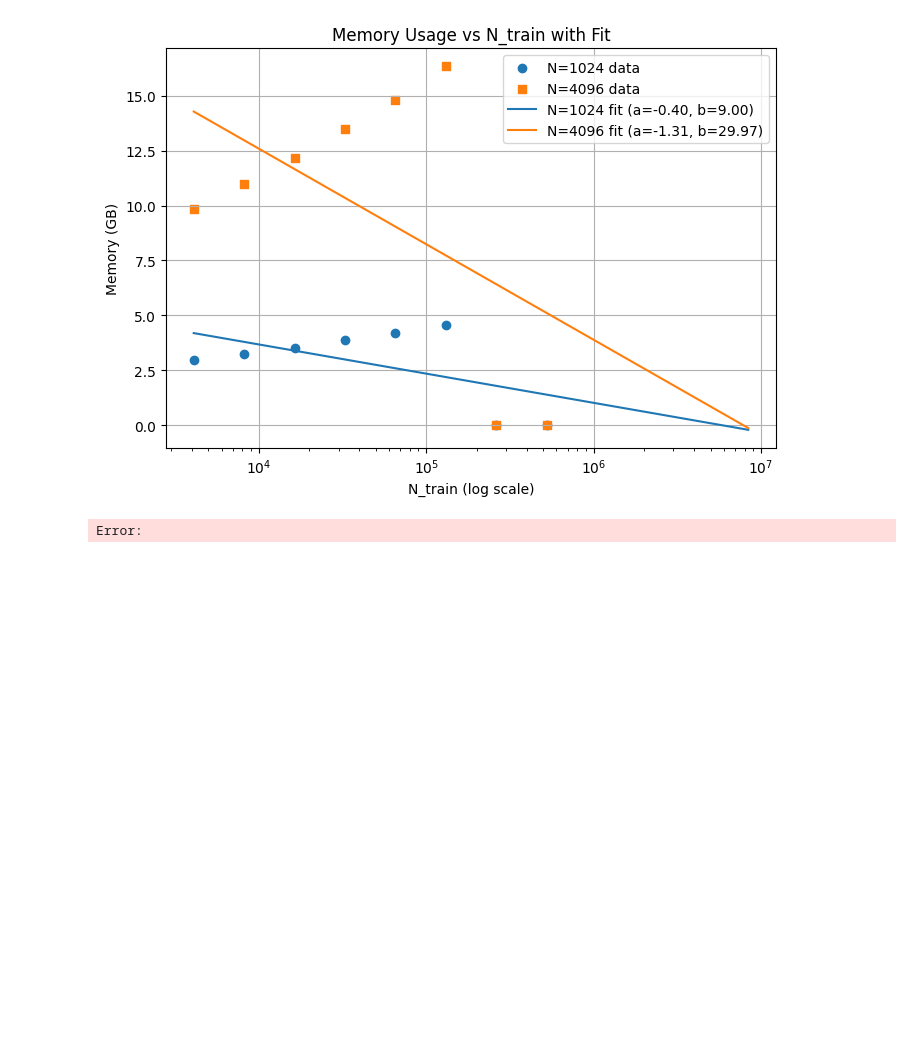
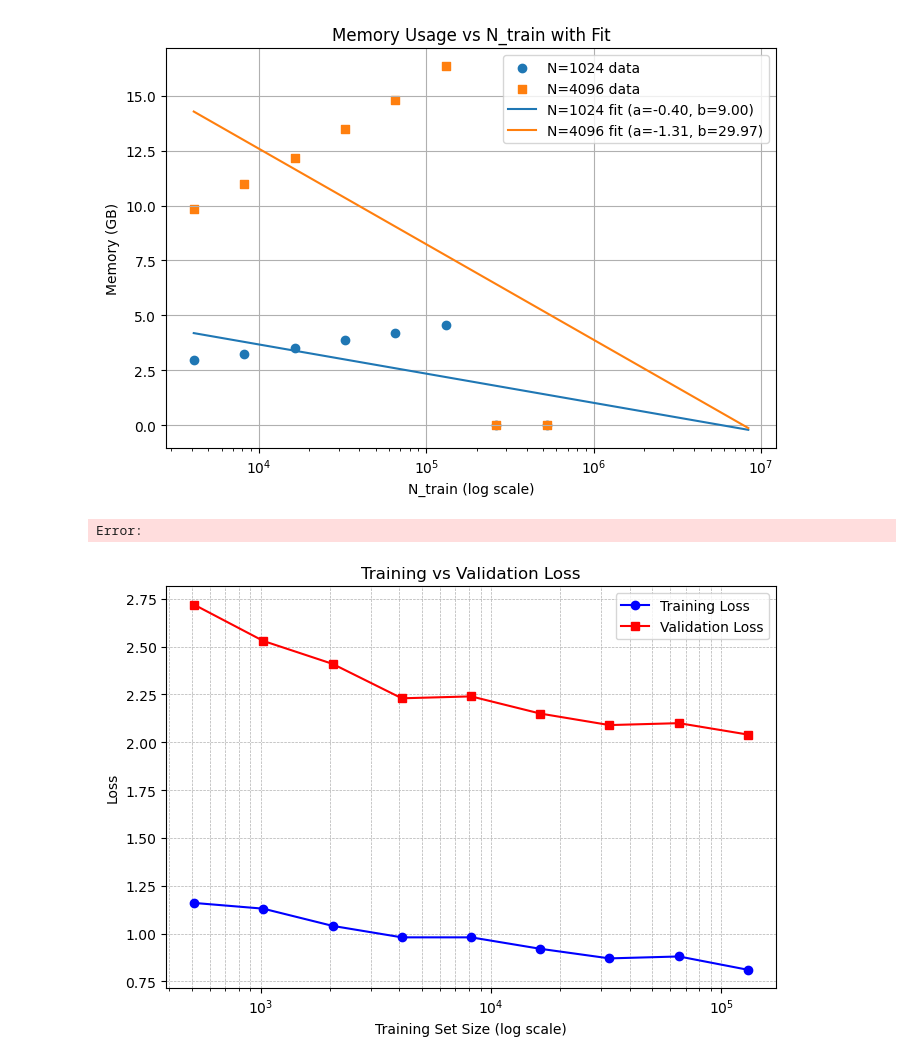
Before and after one commit to YanchengZhou2003/SeLM_v2, a Jupyter notebook: 性能分析.ipynb, the cells around one changed output. Drawn from its saved outputs; the diff is of its cells as text; code cells hidden in the pictures; blank space fills up the shorter version.

```diff
--- a/性能分析.ipynb
+++ b/性能分析.ipynb
@@ -63,3 +63,27 @@ plt.show()
 [figure]
 [figure]
 Error:
+# %%
+import matplotlib.pyplot as plt
+
+# 数据
+train_sizes = [512, 1024, 2048, 4096, 8192, 16384, 32676, 65536, 131072]
+train_loss = [1.16, 1.13, 1.04, 0.98, 0.98, 0.92, 0.87, 0.88, 0.81]
+valid_loss = [2.72, 2.53, 2.41, 2.23, 2.24, 2.15, 2.09, 2.10, 2.04]
+
+# 绘图
+plt.figure(figsize=(7,5))
+plt.plot(train_sizes, train_loss, marker='o', color='blue', label="Training Loss")
+plt.plot(train_sizes, valid_loss, marker='s', color='red', label="Validation Loss")
+
+plt.xscale("log")
+plt.xlabel("Training Set Size (log scale)")
+plt.ylabel("Loss")
+plt.title("Training vs Validation Loss")
+plt.legend()
+plt.grid(True, which="both", linestyle="--", linewidth=0.5)
+plt.tight_layout()
+
+plt.show()
+# %% [output]
+[figure, added]
```
Also changed, not shown: 39 other files.
